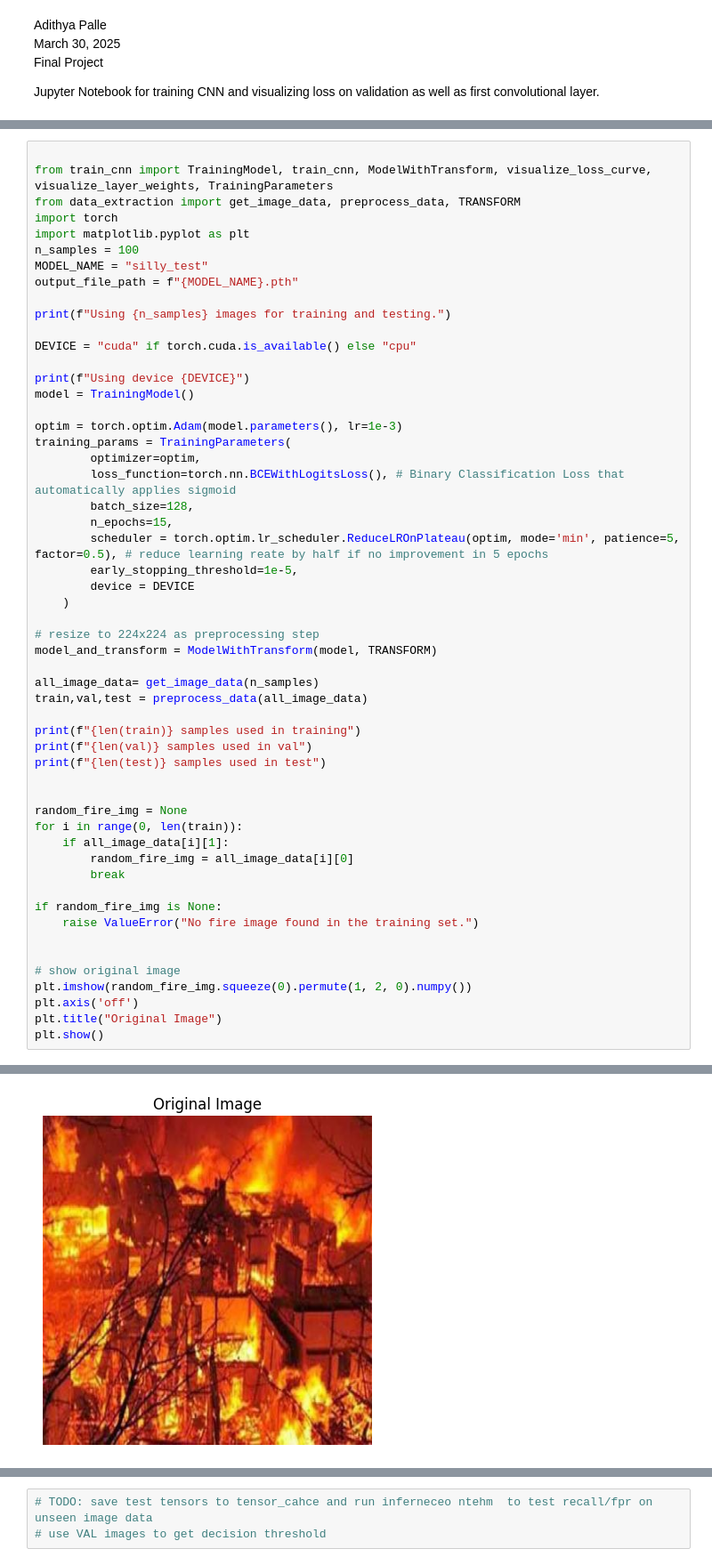
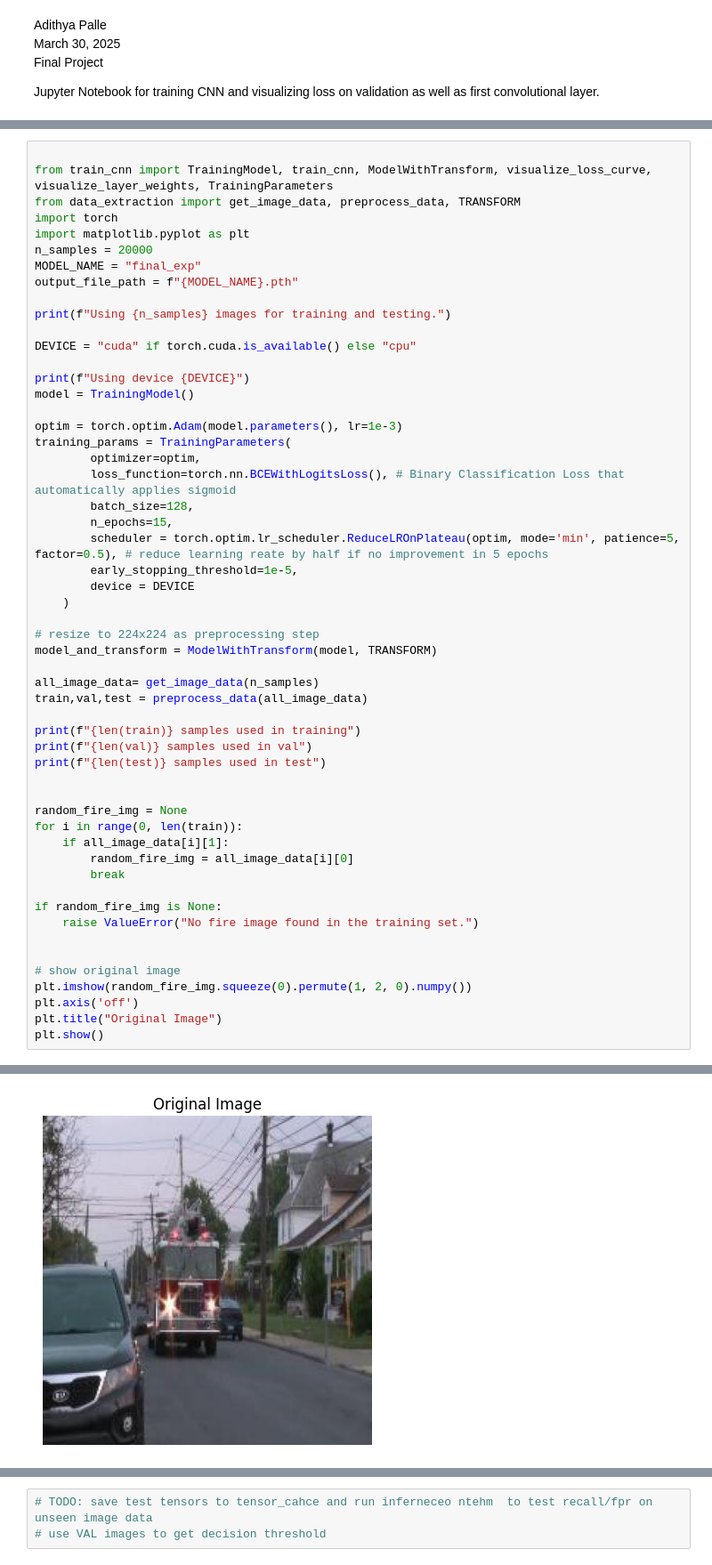
Before and after one commit to 4di03/FireDetection, a Jupyter notebook: train_cnn.ipynb, the cells around one changed output, grey strips where cells are left out. Shown: that part at 89% size. Cells and saved outputs as stored; diff of their text form.

```diff
--- a/train_cnn.ipynb
+++ b/train_cnn.ipynb
@@ -16,8 +13,8 @@ from train_cnn import TrainingModel, train_cnn, ModelWithTransform, visualize_lo
 from data_extraction import get_image_data, preprocess_data, TRANSFORM
 import torch
 import matplotlib.pyplot as plt
-n_samples = 100
-MODEL_NAME = "silly_test"
+n_samples = 20000
+MODEL_NAME = "final_exp"
 output_file_path = f"{MODEL_NAME}.pth"
 
 print(f"Using {n_samples} images for training and testing.")
@@ -80,4 +77,4 @@ Found 1803460 jpg files in directory: data/data_256
-[figure, old version]
+[figure, new version]
 # %%
 
 train_loss, val_loss ,fire_detector = train_cnn(model_and_transform,training_params,train, val)
```
Also changed, not shown: parts of 5 cells of this notebook, 3 other files.
